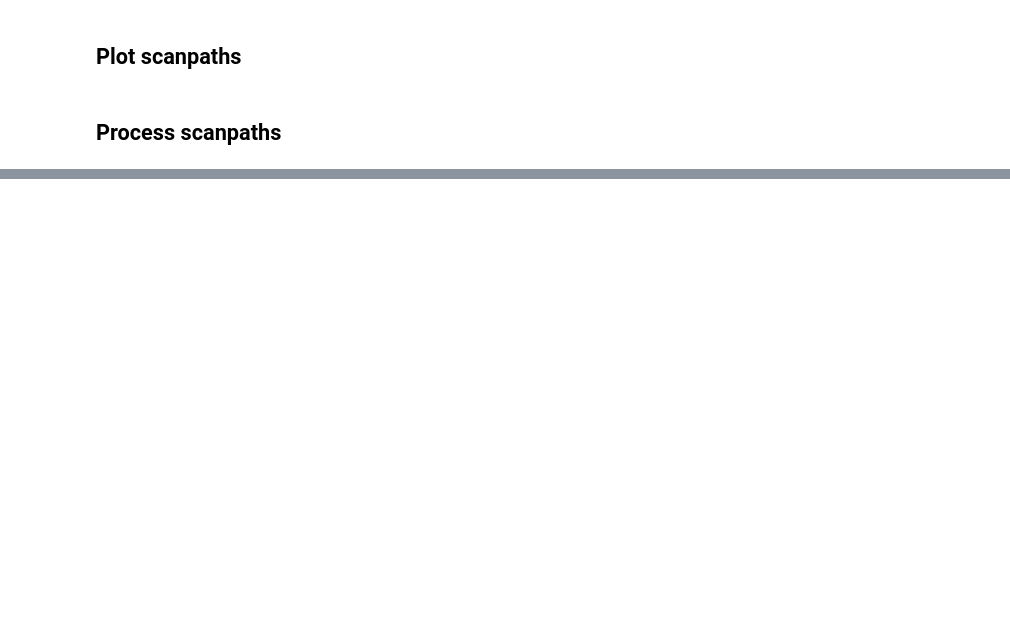
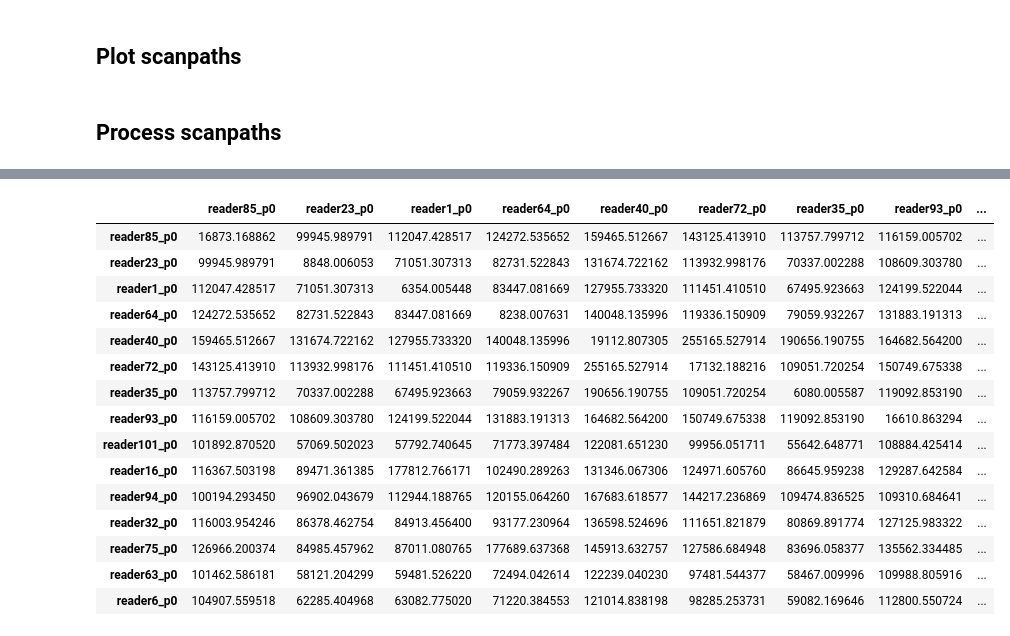
Before and after one commit to ranveersingh81/scanpath, a Jupyter notebook: exploration.ipynb, the cells around one changed output, grey strips where cells are left out. Cells and saved outputs as stored; diff of their text form; code cells hidden in the pictures; blank space fills up the shorter version.

```diff
--- a/exploration.ipynb
+++ b/exploration.ipynb
@@ -155,0 +188,28 @@ fig.tight_layout()
+# %%
+simmilarity_matrix_df = pd.DataFrame(data = simmilarity_matrix, columns=files, index=files)
+simmilarity_matrix_df = simmilarity_matrix_df.iloc[:15, :15]
+simmilarity_matrix_df_norm = (simmilarity_matrix_df - simmilarity_matrix_df.min().min()) / (simmilarity_matrix_df.max().max() - simmilarity_matrix_df.min().min())
+no_cluster = 3
+files_cluster = [(files[i], i) for i in range(file_count)]
+from sklearn.cluster import AgglomerativeClustering
+agg = AgglomerativeClustering( n_clusters=None, affinity='precomputed', linkage='average', distance_threshold=0.2)
+cluster_labels = agg.fit_predict(simmilarity_matrix_df_norm)
+# %%
+cluster_labels
+# %% [output]
+|  | reader85_p0 | reader23_p0 | reader1_p0 | reader64_p0 | reader40_p0 | reader72_p0 | reader35_p0 | reader93_p0 | ... |
+| reader85_p0 | 16873.168862 | 99945.989791 | 112047.428517 | 124272.535652 | 159465.512667 | 143125.413910 | 113757.799712 | 116159.005702 | ... |
+| reader23_p0 | 99945.989791 | 8848.006053 | 71051.307313 | 82731.522843 | 131674.722162 | 113932.998176 | 70337.002288 | 108609.303780 | ... |
+| reader1_p0 | 112047.428517 | 71051.307313 | 6354.005448 | 83447.081669 | 127955.733320 | 111451.410510 | 67495.923663 | 124199.522044 | ... |
+| reader64_p0 | 124272.535652 | 82731.522843 | 83447.081669 | 8238.007631 | 140048.135996 | 119336.150909 | 79059.932267 | 131883.191313 | ... |
+| reader40_p0 | 159465.512667 | 131674.722162 | 127955.733320 | 140048.135996 | 19112.807305 | 255165.527914 | 190656.190755 | 164682.564200 | ... |
+| reader72_p0 | 143125.413910 | 113932.998176 | 111451.410510 | 119336.150909 | 255165.527914 | 17132.188216 | 109051.720254 | 150749.675338 | ... |
+| reader35_p0 | 113757.799712 | 70337.002288 | 67495.923663 | 79059.932267 | 190656.190755 | 109051.720254 | 6080.005587 | 119092.853190 | ... |
+| reader93_p0 | 116159.005702 | 108609.303780 | 124199.522044 | 131883.191313 | 164682.564200 | 150749.675338 | 119092.853190 | 16610.863294 | ... |
+| reader101_p0 | 101892.870520 | 57069.502023 | 57792.740645 | 71773.397484 | 122081.651230 | 99956.051711 | 55642.648771 | 108884.425414 | ... |
+| reader16_p0 | 116367.503198 | 89471.361385 | 177812.766171 | 102490.289263 | 131346.067306 | 124971.605760 | 86645.959238 | 129287.642584 | ... |
+| reader94_p0 | 100194.293450 | 96902.043679 | 112944.188765 | 120155.064260 | 167683.618577 | 144217.236869 | 109474.836525 | 109310.684641 | ... |
+| reader32_p0 | 116003.954246 | 86378.462754 | 84913.456400 | 93177.230964 | 136598.524696 | 111651.821879 | 80869.891774 | 127125.983322 | ... |
+| reader75_p0 | 126966.200374 | 84985.457962 | 87011.080765 | 177689.637368 | 145913.632757 | 127586.684948 | 83696.058377 | 135562.334485 | ... |
+| reader63_p0 | 101462.586181 | 58121.204299 | 59481.526220 | 72494.042614 | 122239.040230 | 97481.544377 | 58467.009996 | 109988.805916 | ... |
+| reader6_p0 | 104907.559518 | 62285.404968 | 63082.775020 | 71220.384553 | 121014.838198 | 98285.253731 | 59082.169646 | 112800.550724 | ... |
```
Also changed, not shown: parts of 3 cells of this notebook, 1 other file.
